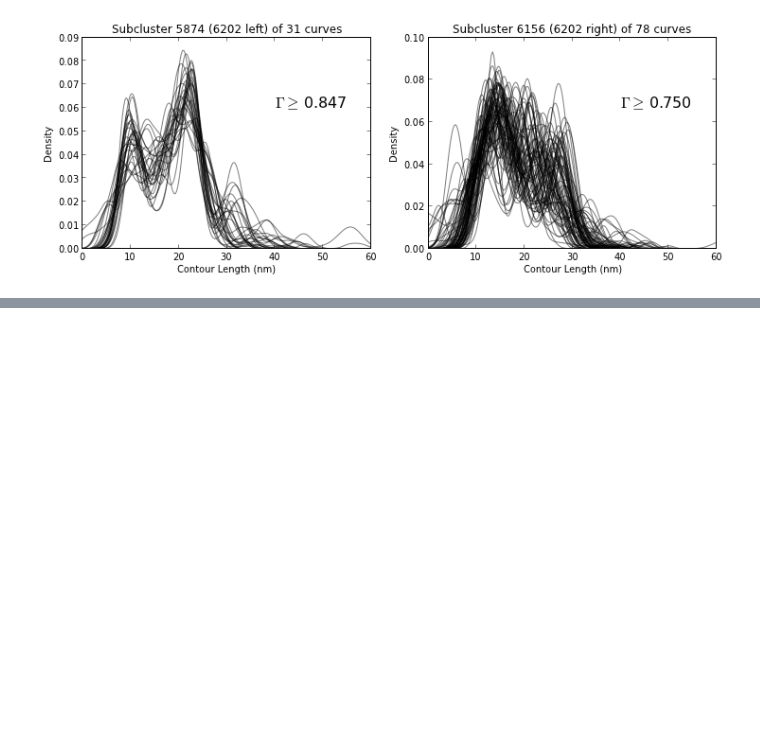
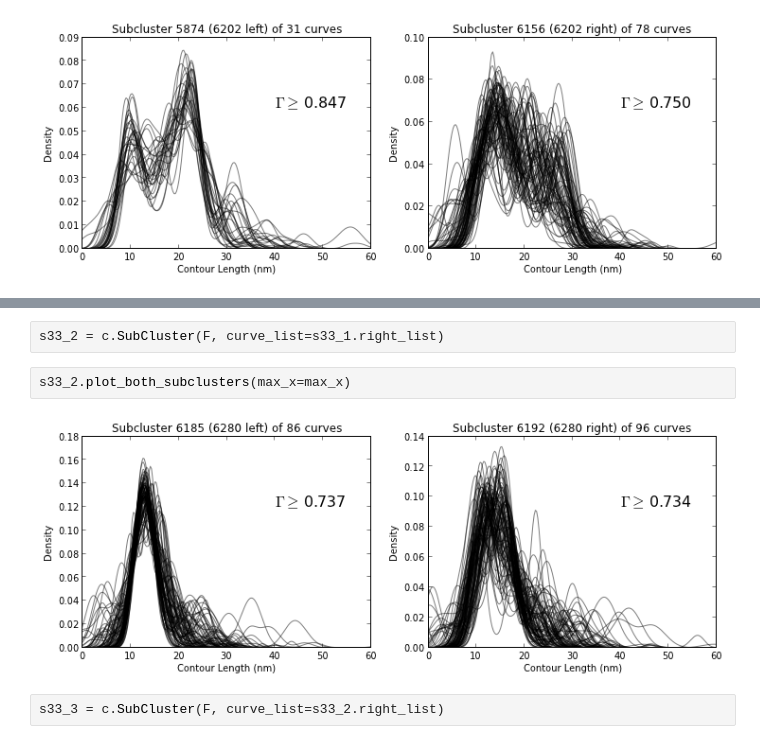
Before and after one commit to hilaryjoyce/smfs-data-analysis, a Jupyter notebook: cluster testing.ipynb, the cells around one changed output, grey strips where cells are left out. Drawn from its saved outputs; the diff is of its cells as text; blank space fills up the shorter version.

```diff
--- a/cluster testing.ipynb
+++ b/cluster testing.ipynb
@@ -93,0 +107,8 @@ sub6.plot_both_subclusters(max_x = 60)
+# %%
+s33_2 = c.SubCluster(F, curve_list=s33_1.right_list)
+# %%
+s33_2.plot_both_subclusters(max_x=max_x)
+# %% [output]
+[figure, added]
+# %%
+s33_3 = c.SubCluster(F, curve_list=s33_2.right_list)
```
Also changed, not shown: parts of 23 cells of this notebook, 1 other file.
